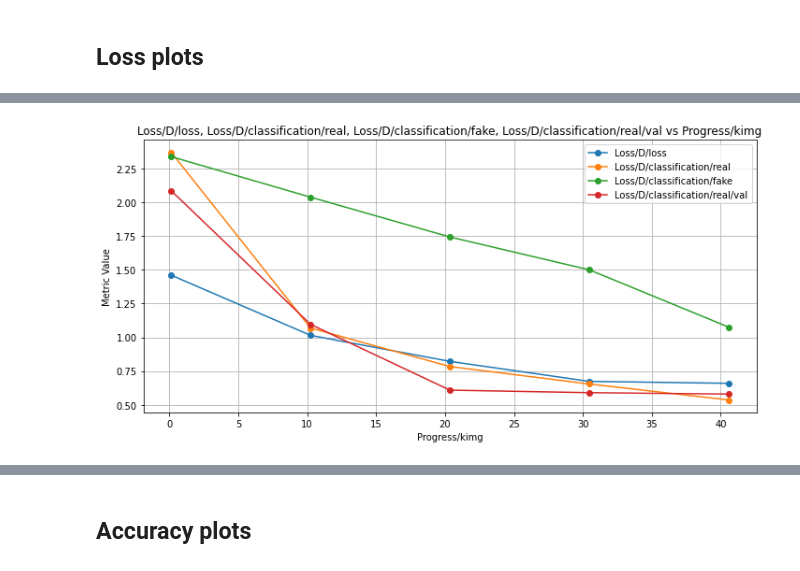
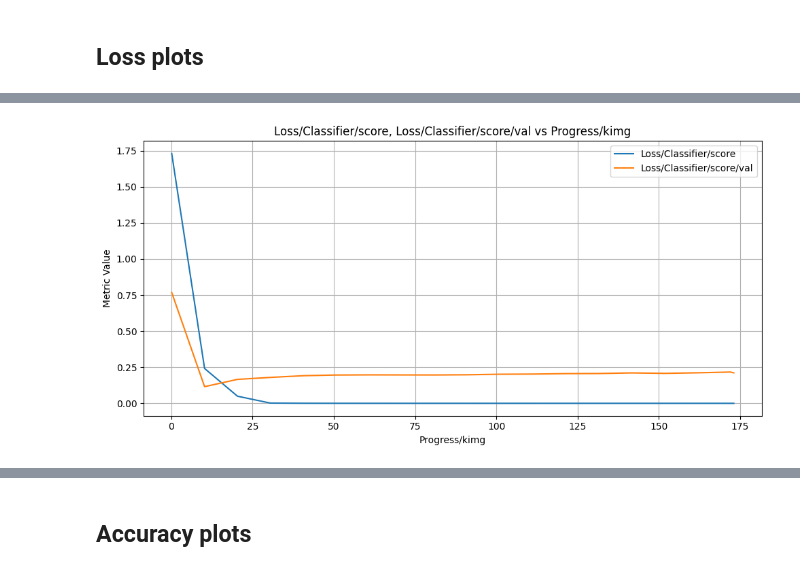
Before and after one commit to antongomez/Conditional-StyleGAN3, a Jupyter notebook: visualize.ipynb, the cells around one changed output, grey strips where cells are left out. Cells and saved outputs as stored; diff of their text form; code cells hidden in the pictures.

```diff
--- a/visualize.ipynb
+++ b/visualize.ipynb
@@ -131,6 +136,7 @@ Using average accuracy as performance key
 # %% [markdown]
 ## Loss plots
 # %%
-plot_metric(
-    metrics, metrics=["Loss/D/loss", "Loss/G/loss"], x_axis="Progress/kimg", start_tick=adversarial_starting_tick
-)
+if "Loss/D/loss" in metrics and any(metrics["Loss/D/loss"]):
+  plot_metric(
+      metrics, metrics=["Loss/D/loss", "Loss/G/loss"], x_axis="Progress/kimg", start_tick=adversarial_starting_tick
+  )
@@ -139,17 +143,27 @@ plot_metric(
 # %%
-plot_metric(
-    data=metrics,
-    metrics=[
-        "Loss/D/loss",
-        "Loss/D/classification/real",
-        "Loss/D/classification/fake",
-        "Loss/D/classification/real/val",
-    ],
-    x_axis="Progress/kimg",
-    start_tick=adversarial_starting_tick,
-)
+if "Loss/D/loss" in metrics and any(metrics["Loss/D/loss"]):
+  plot_metric(
+      data=metrics,
+      metrics=[
+          "Loss/D/loss",
+          "Loss/D/classification/real",
+          "Loss/D/classification/fake",
+          "Loss/D/classification/real/val",
+      ],
+      x_axis="Progress/kimg",
+      start_tick=adversarial_starting_tick,
+  )
-# %% [output]
-[figure, removed]
+# %%
+if "Loss/Classifier/score" in metrics and any(metrics["Loss/Classifier/score"]):
+  plot_metric(
+      metrics,
+      metrics=["Loss/Classifier/score", "Loss/Classifier/score/val"],
+      x_axis="Progress/kimg",
+      marker=None,
+      start_tick=adversarial_starting_tick,
+  )
+# %% [output]
+[figure, added]
 # %%
 if "Loss/AE/loss" in metrics and any(metrics["Loss/AE/loss"]):
     plot_metric(
```
Also changed, not shown: parts of 13 cells of this notebook, 4 other files.
